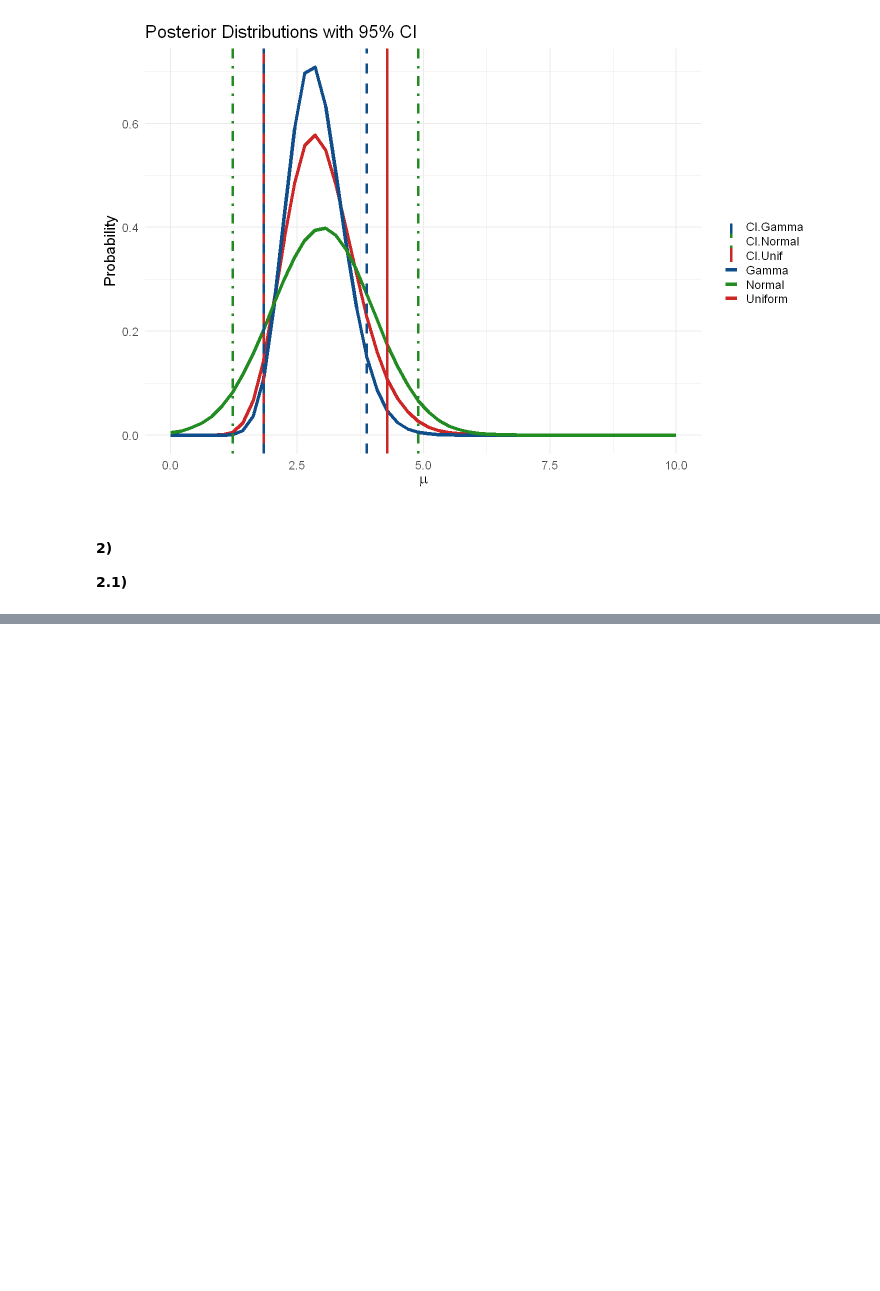
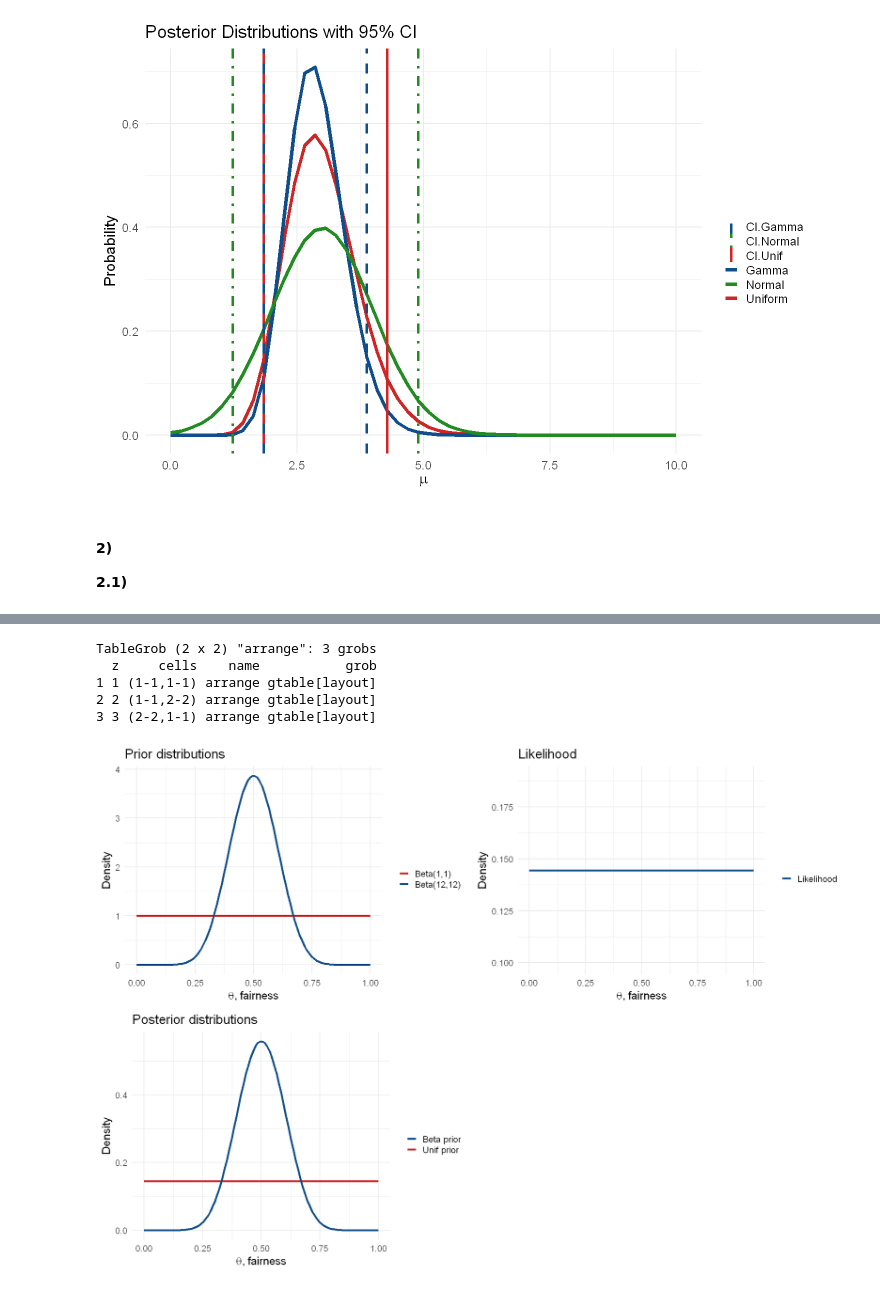
Before and after one commit to Berto70/advstat, a Jupyter notebook: ex3/Bertinelli_Gabriele_Rlab03.ipynb, the cells around one changed output, grey strips where cells are left out. Cells and saved outputs as stored; diff of their text form; code cells hidden in the pictures; blank space fills up the shorter version.

```diff
--- a/ex3/Bertinelli_Gabriele_Rlab03.ipynb
+++ b/ex3/Bertinelli_Gabriele_Rlab03.ipynb
@@ -155,0 +183,45 @@ ci.plot
+# %%
+x <- seq(0, 1, length.out = 100)
+
+likelihood <- dbinom(x = 15, size = 30, prob = 0.5)
+
+unif.prior.prior <- dbeta(x=x, shape1=1, shape2=1)
+# unif.prior.post <- dbeta(x=x, shape1=16, shape2=16)
+unif.prior.post <- unif.prior.prior * likelihood
+
+beta.prior.prior <- dbeta(x=x, shape1=12, shape2=12)
+# beta.prior.post <- dbeta(x=x, shape1=27, shape2=27)
+beta.prior.post <- beta.prior.prior * likelihood
+
+options(repr.plot.width = 17, repr.plot.height = 12)
+
+coin.prior.plot <- ggplot() +
+	geom_line(aes(x=x, y=unif.prior.prior, color='Beta(1,1)'), lwd=1.5) +
+	geom_line(aes(x=x, y=beta.prior.prior, color='Beta(12,12)'), lwd=1.5) +
+	labs(x=TeX(r'(\theta, fairness)'), y='Density', title='Prior distributions', color='')+
+	theme_minimal(base_size = 18) +
+	scale_color_manual(values=c('Beta(1,1)' = 'firebrick3', 'Beta(12,12)' = 'dodgerblue4'))
+
+likelihood.plot <- ggplot() +
+	geom_line(aes(x=x, y=likelihood, color='Likelihood'), lwd=1.5) +
+	labs(x=TeX(r'(\theta, fairness)'), y='Density', title='Likelihood', color='') +
+	theme_minimal(base_size = 18) +
+	scale_color_manual(values=c('Likelihood' = 'dodgerblue4'))
+
+coin.post.plot <- ggplot() +
+	geom_line(aes(x=x, y=unif.prior.post, color='Unif prior'), lwd=1.5) +
+	geom_line(aes(x=x, y=beta.prior.post, color='Beta prior'), lwd=1.5) +
+	labs(x=TeX(r'(\theta, fairness)'), y='Density', title='Posterior distributions', color='')+
+	theme_minimal(base_size = 18) +
+	scale_color_manual(values=c('Unif prior' = 'firebrick3', 'Beta prior' = 'dodgerblue4'))
+
+combined_plot <- grid.arrange(coin.prior.plot, likelihood.plot, coin.post.plot, nrow=2, ncol = 2)
+
+combined_plot
+# %% [output]
+TableGrob (2 x 2) "arrange": 3 grobs
+  z     cells    name           grob
+1 1 (1-1,1-1) arrange gtable[layout]
+2 2 (1-1,2-2) arrange gtable[layout]
+3 3 (2-2,1-1) arrange gtable[layout]
+[figure, added]
```
Also changed, not shown: parts of 6 cells of this notebook.
